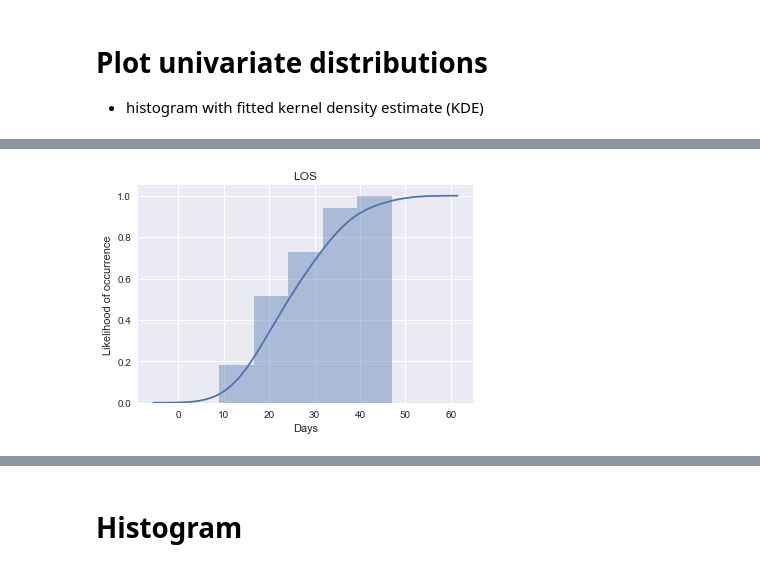
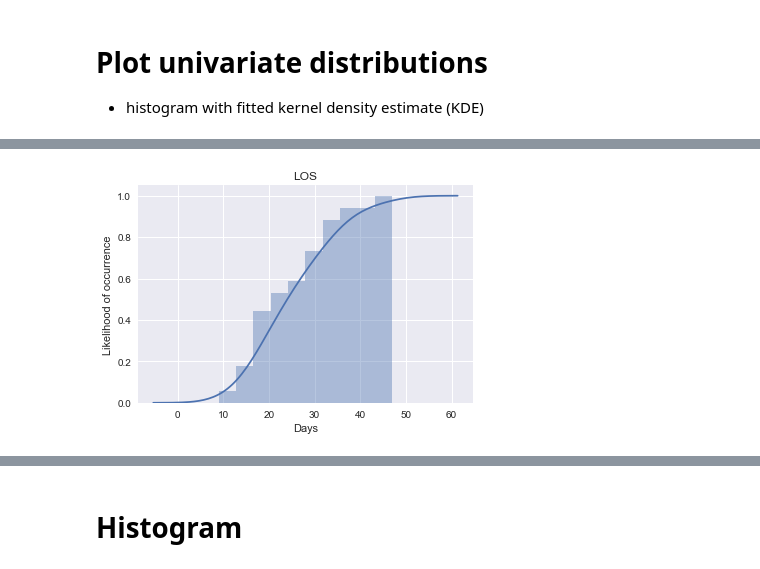
Before and after one commit to kamshee/activity-recognition-process, a Jupyter notebook: lengthofstay.ipynb, the cells around one changed output, grey strips where cells are left out. Cells and saved outputs as stored; diff of their text form; code cells hidden in the pictures.

```diff
--- a/lengthofstay.ipynb
+++ b/lengthofstay.ipynb
@@ -15,7 +15,7 @@ import copy
 # Real Data
 # %%
 # Length of Stay (LOS)
-los = pd.read_csv('Documents/GitHub/LOS.csv')
+los = pd.read_csv('Documents/GitHub/LOS.csv', header=None)
 # %%
 len(los)
 # %% [output]
@@ -49,11 +49,11 @@ sns.distplot(los, kde=False, rug=True)
 # %%
-sns.distplot(los,
+sns.distplot(los, bins=10,
              hist_kws=dict(cumulative=True),
              kde_kws=dict(cumulative=True))
 plt.title('LOS')
 # plt.legend(loc='lower right')
 plt.xlabel('Days')
 plt.ylabel('Likelihood of occurrence')
 plt.show()
 # %% [output]
-[figure, old version]
+[figure, new version]
```
Also changed, not shown: parts of 7 cells of this notebook, 1 other file.
